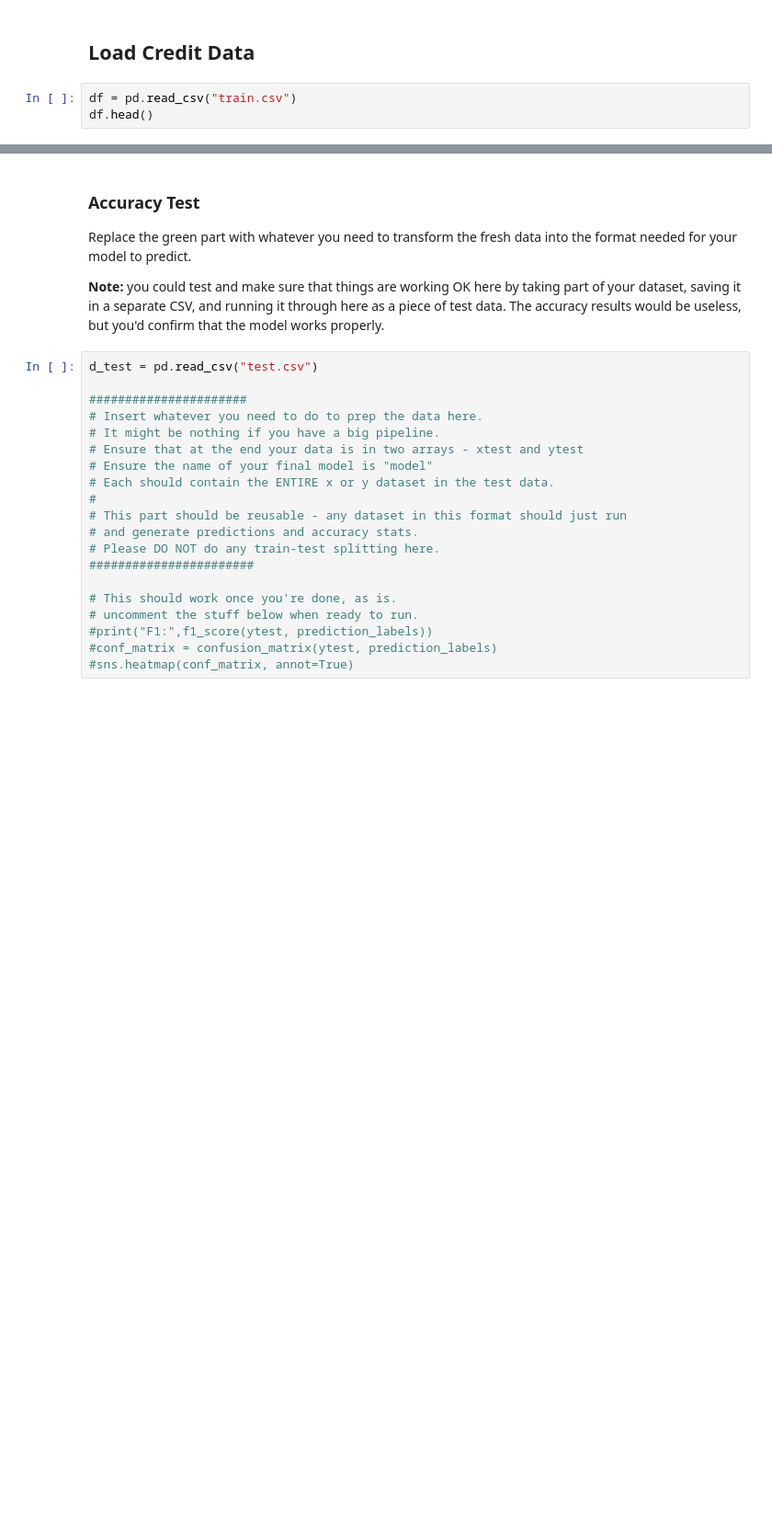
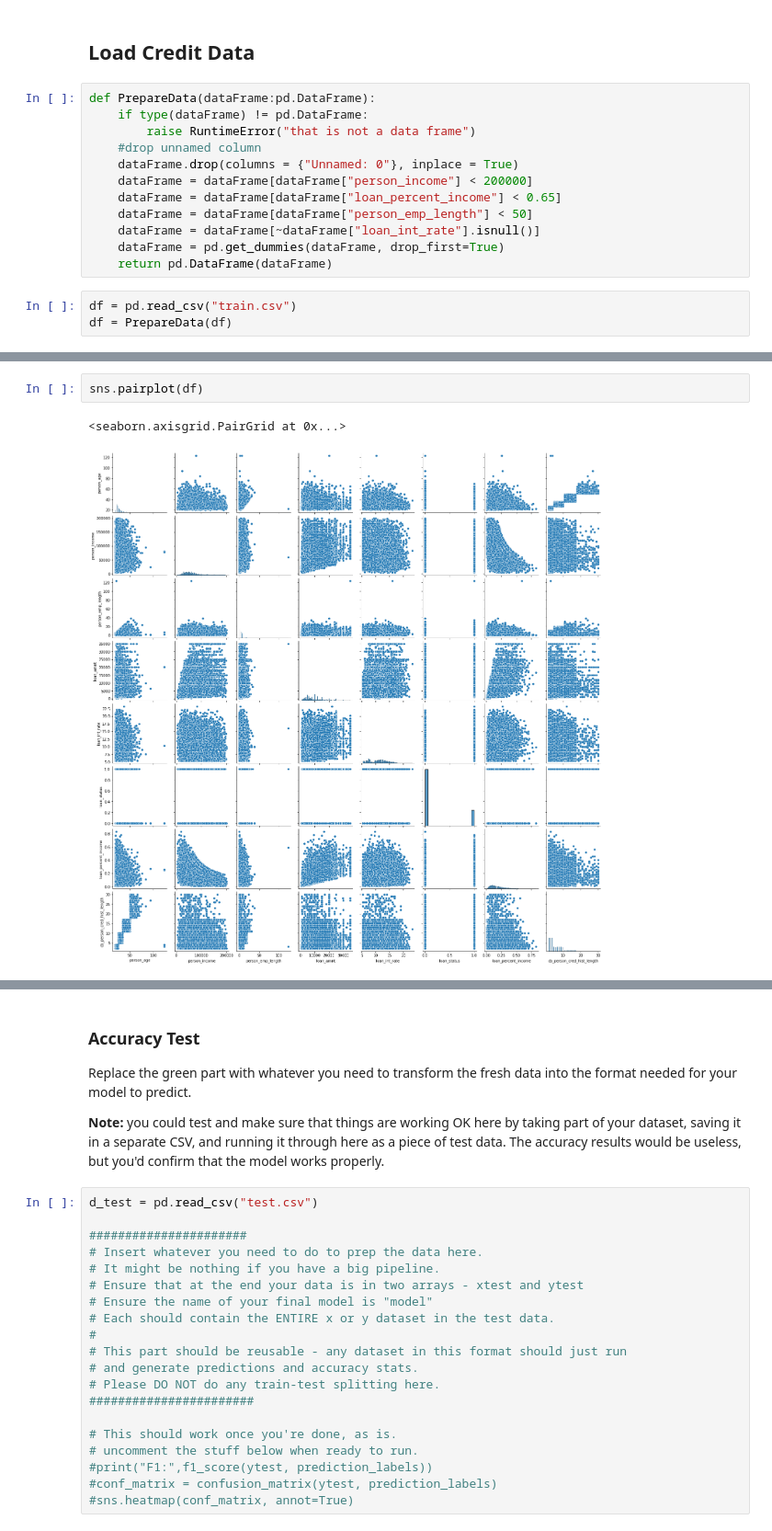
Before and after one commit to shaunmcgregor/BSIP_Assignment_4_Students, a Jupyter notebook: asn4_start.ipynb, the cells around one changed output, grey strips where cells are left out. Shown at 92% size. Cells and saved outputs as stored; diff of their text form; blank space fills up the shorter version.

```diff
--- a/asn4_start.ipynb
+++ b/asn4_start.ipynb
@@ -55,5 +76,17 @@ The grades will be broken down as follows:
 # %% [markdown]
 ## Load Credit Data
+# %%
+def PrepareData(dataFrame:pd.DataFrame):
+    if type(dataFrame) != pd.DataFrame:
+        raise RuntimeError("that is not a data frame")
+    #drop unnamed column
+    dataFrame.drop(columns = {"Unnamed: 0"}, inplace = True)
+    dataFrame = dataFrame[dataFrame["person_income"] < 200000]
+    dataFrame = dataFrame[dataFrame["loan_percent_income"] < 0.65]
+    dataFrame = dataFrame[dataFrame["person_emp_length"] < 50]
+    dataFrame = dataFrame[~dataFrame["loan_int_rate"].isnull()]
+    dataFrame = pd.get_dummies(dataFrame, drop_first=True)
+    return pd.DataFrame(dataFrame)
 # %%
 df = pd.read_csv("train.csv")
-df.head()
+df = PrepareData(df)
@@ -66,0 +139,5 @@ df.head()
+# %%
+sns.pairplot(df)
+# %% [output]
+<seaborn.axisgrid.PairGrid at 0x...>
+[figure, added]
```
Also changed, not shown: parts of 7 cells of this notebook.
